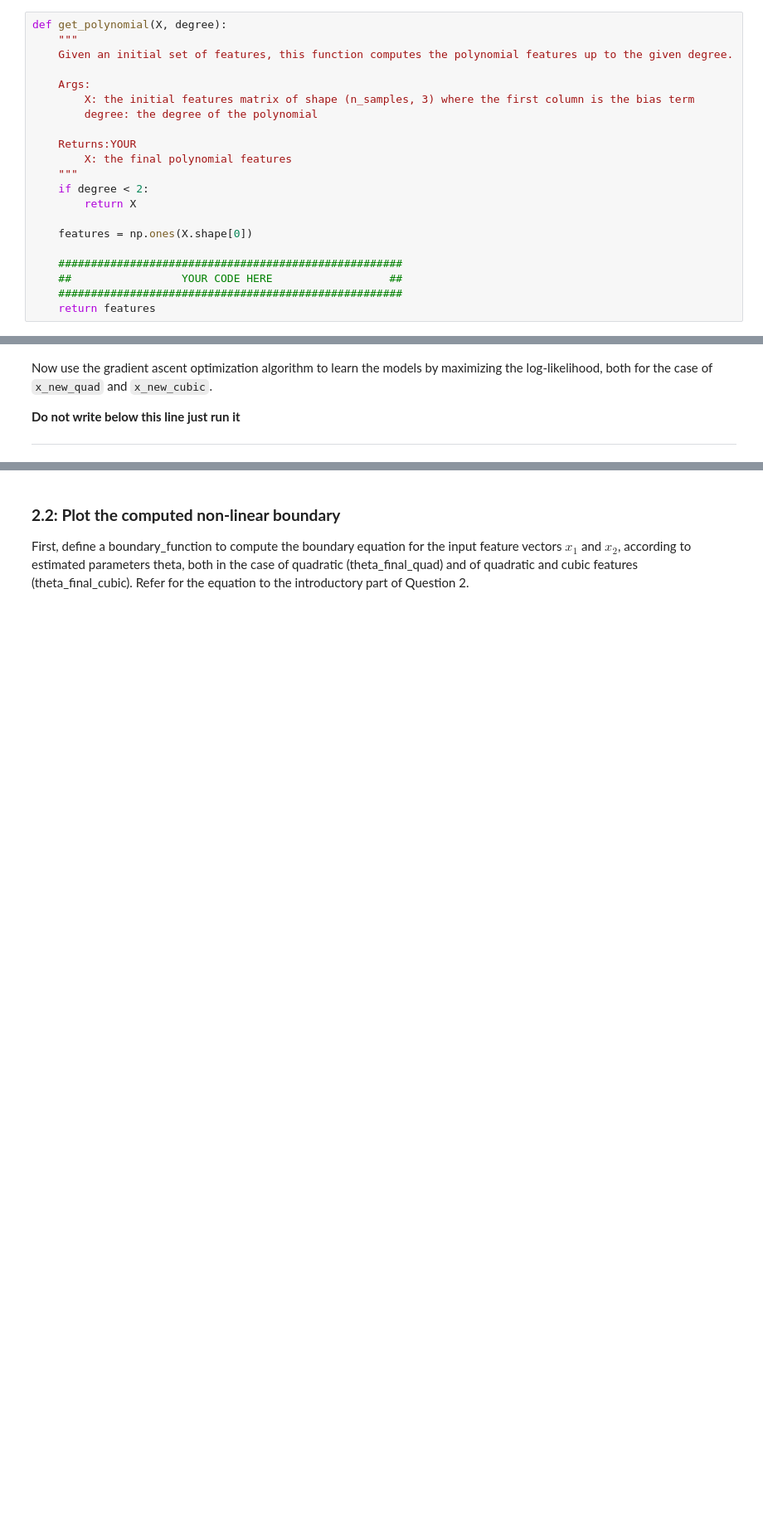
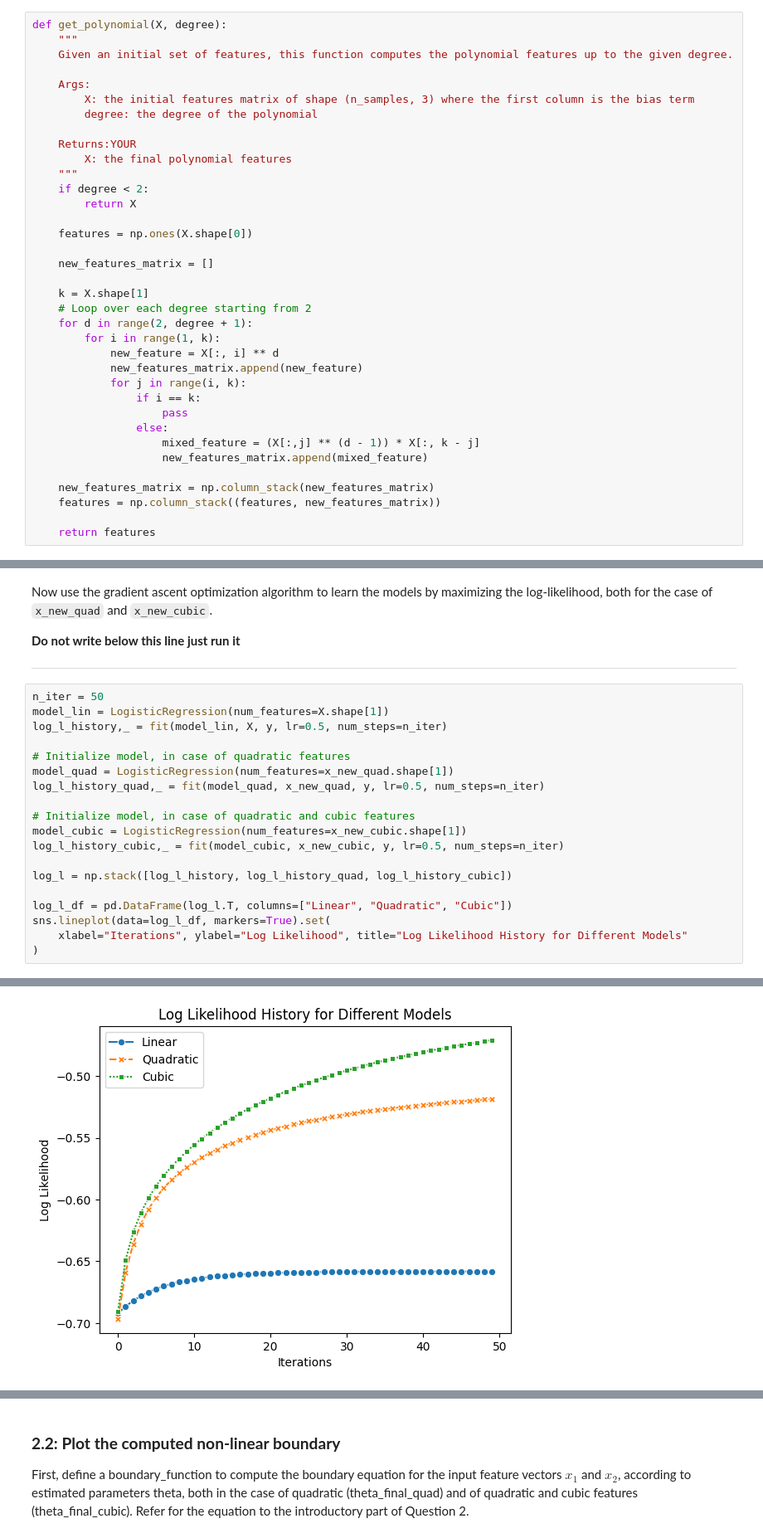
Before and after one commit to delgiudice1967219/HW2_FDS, a Jupyter notebook: HW2.ipynb, the cells around one changed output, grey strips where cells are left out. Shown: that part at 83% size. Drawn from its saved outputs; the diff is of its cells as text; blank space fills up the shorter version.

```diff
--- a/HW2.ipynb
+++ b/HW2.ipynb
@@ -414,7 +414,22 @@ def get_polynomial(X, degree):
 
     features = np.ones(X.shape[0])
 
-    #####################################################
-    ##                 YOUR CODE HERE                  ##
-    #####################################################
+    new_features_matrix = []
+
+    k = X.shape[1]
+    # Loop over each degree starting from 2
+    for d in range(2, degree + 1):
+        for i in range(1, k):
+            new_feature = X[:, i] ** d
+            new_features_matrix.append(new_feature)
+            for j in range(i, k):
+                if i == k:
+                    pass
+                else:
+                    mixed_feature = (X[:,j] ** (d - 1)) * X[:, k - j]
+                    new_features_matrix.append(mixed_feature)
+
+    new_features_matrix = np.column_stack(new_features_matrix)
+    features = np.column_stack((features, new_features_matrix))
+
     return features
@@ -436,3 +511,23 @@ Now use the gradient ascent optimization algorithm to learn the models by maximi
 **Do not write below this line just run it**
 
 --------------------------------------------
+# %%
+n_iter = 50
+model_lin = LogisticRegression(num_features=X.shape[1])
+log_l_history,_ = fit(model_lin, X, y, lr=0.5, num_steps=n_iter)
+
+# Initialize model, in case of quadratic features
+model_quad = LogisticRegression(num_features=x_new_quad.shape[1])
+log_l_history_quad,_ = fit(model_quad, x_new_quad, y, lr=0.5, num_steps=n_iter)
+
+# Initialize model, in case of quadratic and cubic features
+model_cubic = LogisticRegression(num_features=x_new_cubic.shape[1])
+log_l_history_cubic,_ = fit(model_cubic, x_new_cubic, y, lr=0.5, num_steps=n_iter)
+
+log_l = np.stack([log_l_history, log_l_history_quad, log_l_history_cubic])
+
+log_l_df = pd.DataFrame(log_l.T, columns=["Linear", "Quadratic", "Cubic"])
+sns.lineplot(data=log_l_df, markers=True).set(
+    xlabel="Iterations", ylabel="Log Likelihood", title="Log Likelihood History for Different Models"
+)
+# %% [output]
@@ -439,3 +537,4 @@ Now use the gradient ascent optimization algorithm to learn the models by maximi
+[figure, added]
 # %%
 n_iter = 50
 model_lin = LogisticRegression(num_features=X.shape[1])
```
Also changed, not shown: parts of 3 cells of this notebook.
